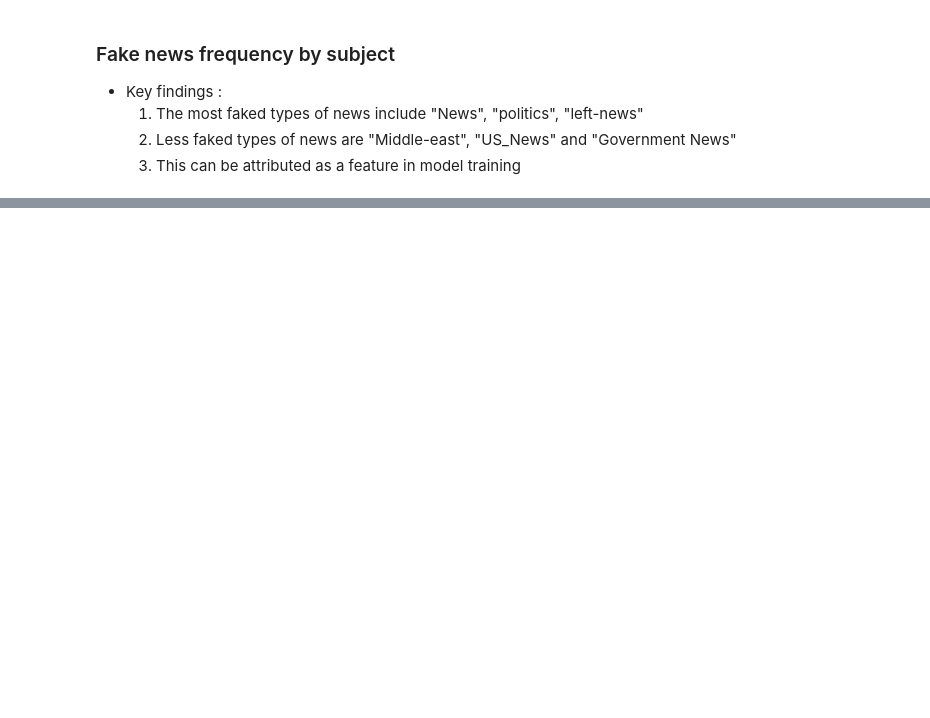
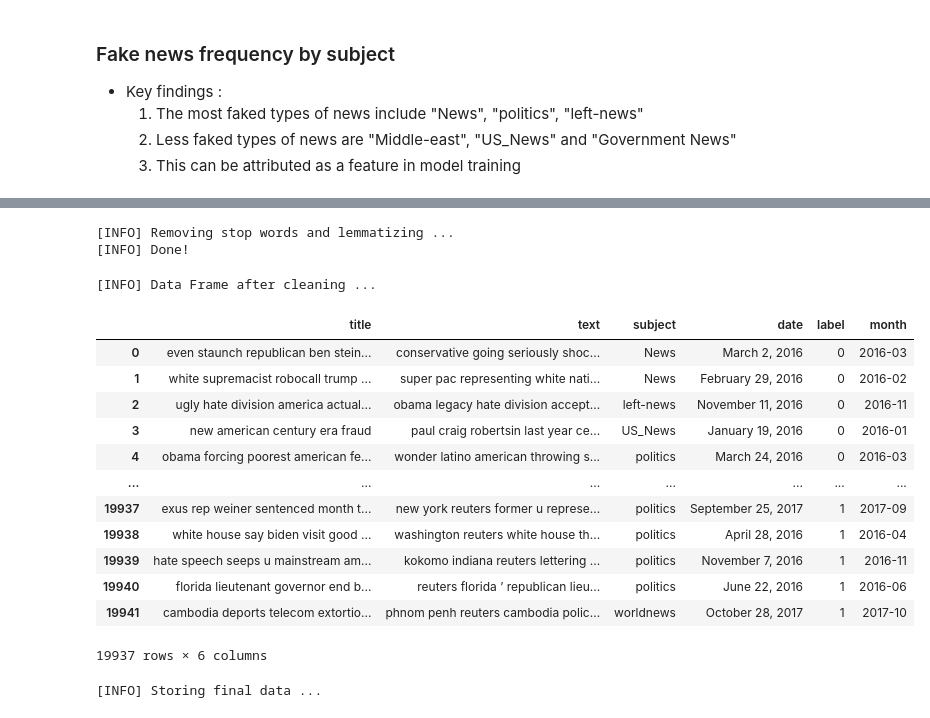
Before and after one commit to hieubkvn123/iecoe-sg-technical-interview, a Jupyter notebook: submit/Part2_NongMinhHieu_ML_Task.ipynb, the cells around one changed output, grey strips where cells are left out. Cells and saved outputs as stored; diff of their text form; code cells hidden in the pictures; blank space fills up the shorter version.

```diff
--- a/submit/Part2_NongMinhHieu_ML_Task.ipynb
+++ b/submit/Part2_NongMinhHieu_ML_Task.ipynb
@@ -271,0 +325,5 @@ plt.show()
+# %%
+print('[INFO] Removing digits ... ')
+df['title']=df['title'].apply(lambda x: re.sub('\w*\d\w*','', x))
+df['text']=df['text'].apply(lambda x: re.sub('\w*\d\w*','', x))
+print('[INFO] Done!')
@@ -271,0 +336,5 @@ plt.show()
+# %%
+print('[INFO] Removing punctuations ... ')
+df['title']=df['title'].apply(lambda x: re.sub('[%s]' % re.escape(string.punctuation), '', x))
+df['text']=df['text'].apply(lambda x: re.sub('[%s]' % re.escape(string.punctuation), '', x))
+print('[INFO] Done!')
@@ -271,0 +344,5 @@ plt.show()
+# %%
+print('[INFO] Removing extra spaces ...')
+df['title']=df['title'].apply(lambda x: re.sub(' +',' ',x))
+df['text']=df['text'].apply(lambda x: re.sub(' +',' ',x))
+print('[INFO] Done!')
@@ -271,0 +356,53 @@ plt.show()
+# %%
+### Stopword removal using the nltk way ###
+stop_words = set(stopwords.words('english')) # Assuming all nltk data is installed
+lemmatizer = WordNetLemmatizer()
+
+def filter_stopwords(text):
+    word_tokens = word_tokenize(text)
+    filtered = [lemmatizer.lemmatize(w) for w in word_tokens if not w in stop_words]
+
+    filtered_sentence = ' '.join(filtered)
+    return filtered_sentence
+
+print('[INFO] Removing stop words and lemmatizing ... ')
+df['title'] = df['title'].apply(lambda x : filter_stopwords(x))
+df['text'] = df['text'].apply(lambda x : filter_stopwords(x))
+print('[INFO] Done!')
+
+
+### Stopword removal and lemmatization using spacy ###
+#print('[INFO] Removing stop words and lemmatizing ... ')
+
+# download model en_core_web_sm model with python3 -m spacy download en_core_web_sm
+#model = spacy.load('en_core_web_sm',disable=['parser', 'ner'])
+#df['title']=df['title'].apply(lambda x: ' '.join([token.lemma_ for token in list(model(x)) if (token.is_stop==False)]))
+#df['text']=df['text'].apply(lambda x: ' '.join([token.lemma_ for token in list(model(x)) if (token.is_stop==False)]))
+
+#print('[INFO] Done!')
+# %% [output]
+[INFO] Removing stop words and lemmatizing ...
+[INFO] Done!
+# %%
+print('[INFO] Data Frame after cleaning ... ')
+df
+# %% [output]
+[INFO] Data Frame after cleaning ...
+|  | title | text | subject | date | label | month |
+| 0 | even staunch republican ben stein... | conservative going seriously shoc... | News | March 2, 2016 | 0 | 2016-03 |
+| 1 | white supremacist robocall trump ... | super pac representing white nati... | News | February 29, 2016 | 0 | 2016-02 |
+| 2 | ugly hate division america actual... | obama legacy hate division accept... | left-news | November 11, 2016 | 0 | 2016-11 |
+| 3 | new american century era fraud | paul craig robertsin last year ce... | US_News | January 19, 2016 | 0 | 2016-01 |
+| 4 | obama forcing poorest american fe... | wonder latino american throwing s... | politics | March 24, 2016 | 0 | 2016-03 |
+| ... | ... | ... | ... | ... | ... | ... |
+| 19937 | exus rep weiner sentenced month t... | new york reuters former u represe... | politics | September 25, 2017 | 1 | 2017-09 |
+| 19938 | white house say biden visit good ... | washington reuters white house th... | politics | April 28, 2016 | 1 | 2016-04 |
+| 19939 | hate speech seeps u mainstream am... | kokomo indiana reuters lettering ... | politics | November 7, 2016 | 1 | 2016-11 |
+| 19940 | florida lieutenant governor end b... | reuters florida ’ republican lieu... | politics | June 22, 2016 | 1 | 2016-06 |
+| 19941 | cambodia deports telecom extortio... | phnom penh reuters cambodia polic... | worldnews | October 28, 2017 | 1 | 2017-10 |
+19937 rows × 6 columns
+# %%
+print('[INFO] Storing final data ...')
+df.to_pickle("df_final.gzip")
+# %% [output]
+[INFO] Storing final data ...
```
Also changed, not shown: parts of 24 cells of this notebook, 1 other file.
